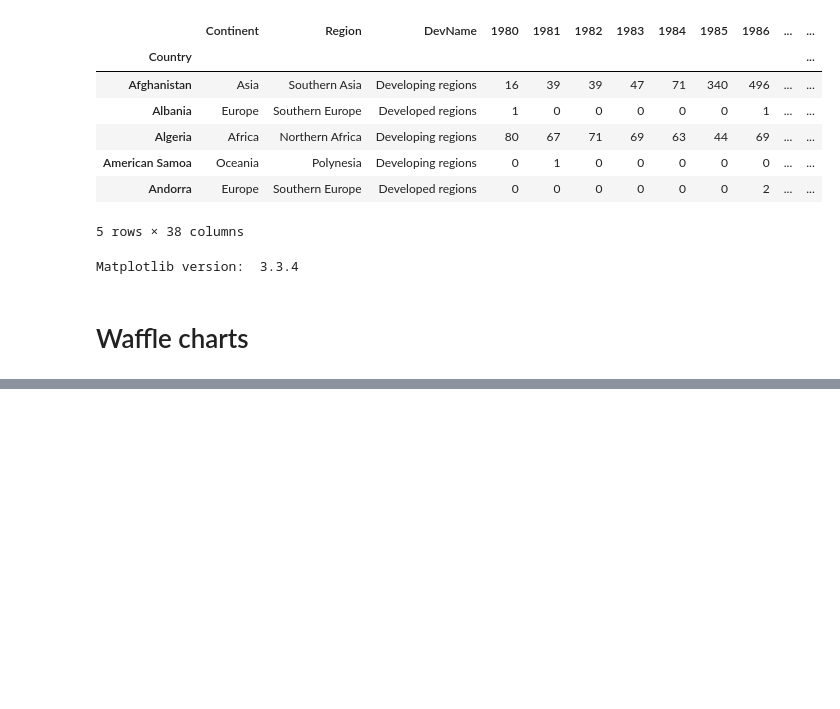
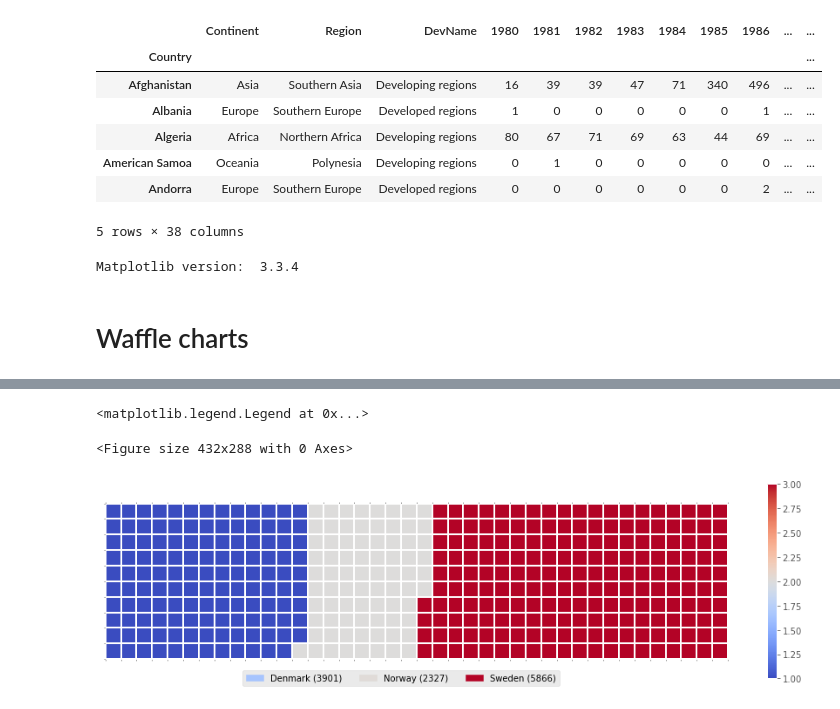
Before and after one commit to sonpn82/Python-Data-visualization-project, a Jupyter notebook: Data visualization 3- waffle chart, word clouds, regression plot.ipynb, the cells around one changed output, grey strips where cells are left out. Drawn from its saved outputs; the diff is of its cells as text; code cells hidden in the pictures; blank space fills up the shorter version.

```diff
--- a/Data visualization 3- waffle chart, word clouds, regression plot.ipynb
+++ b/Data visualization 3- waffle chart, word clouds, regression plot.ipynb
@@ -77,3 +77,6 @@ print('Matplotlib version: ', mpl.__version__)
 Matplotlib version:  3.3.4
 # %% [markdown]
 # Waffle charts
+# %%
+df_dsn = df_can.loc[['Denmark', 'Norway', 'Sweden'], :]  # take all columns & 3 rows
+df_dsn
@@ -79,0 +167,37 @@ Matplotlib version:  3.3.4
+# %%
+fig = plt.figure() # create new figure object
+
+colormap = plt.cm.coolwarm
+plt.matshow(waffle_chart, cmap=colormap)
+plt.colorbar()
+
+ax = plt.gca() # get the axis
+ax.set_xticks(np.arange(-0.5, (width), 1), minor=True)
+ax.set_yticks(np.arange(-0.5, (height), 1), minor=True)
+
+# add grid lines based on minor ticks
+ax.grid(which='minor', color='w', linestyle='-', linewidth=2)
+
+plt.xticks([])
+plt.yticks([])
+
+values_cumsum = np.cumsum(df_dsn['Total']) # cumulative sum of individual categories
+total_values = values_cumsum[len(values_cumsum) - 1]
+
+# create legend
+legend_handles = []
+for i, category in enumerate(df_dsn.index.values):
+    label_str = category + ' (' + str(df_dsn['Total'][i]) + ')'
+    color_val = colormap(float(values_cumsum[i])/total_values)
+    legend_handles.append(mpatches.Patch(color=color_val, label=label_str))
+
+# add legend to chart
+plt.legend(handles=legend_handles,
+           loc='lower center',
+           ncol=len(df_dsn.index.values),
+           bbox_to_anchor=(0.0,-0.2,0.95,0.1)
+           )
+# %% [output]
+<matplotlib.legend.Legend at 0x...>
+<Figure size 432x288 with 0 Axes>
+[figure, added]
```
Also changed, not shown: parts of 37 cells of this notebook.
